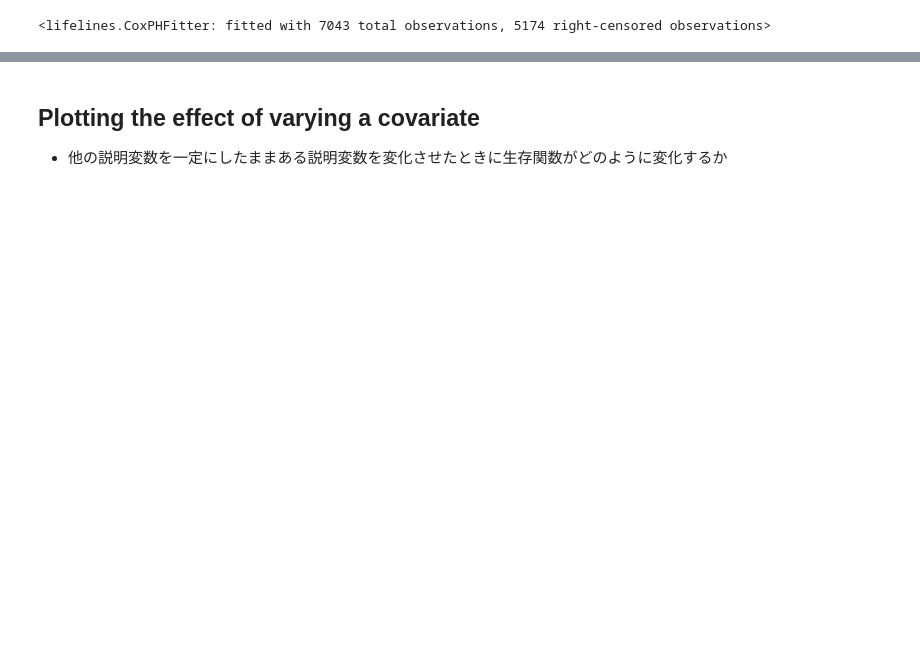
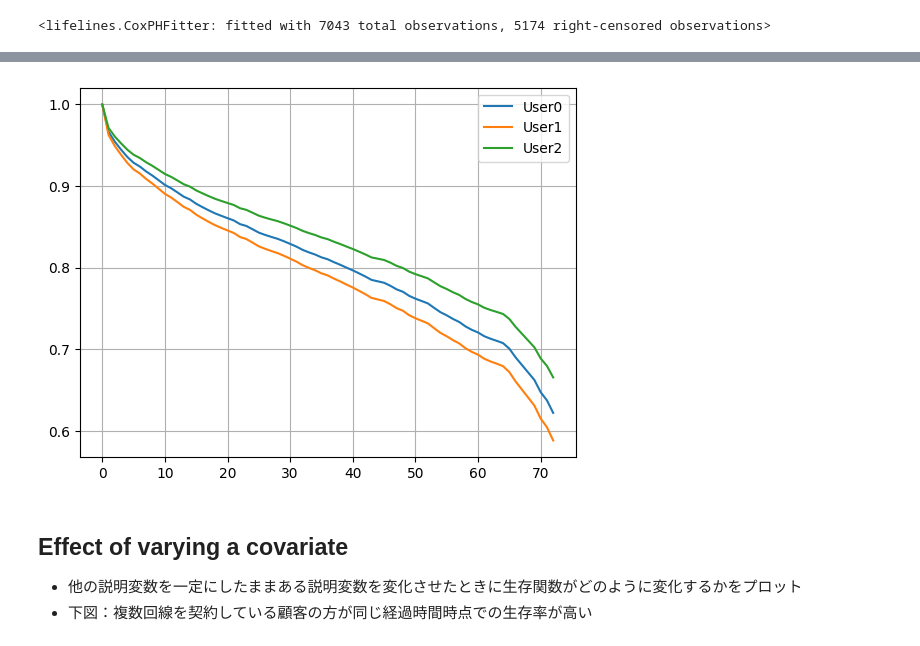
Before and after one commit to Kay-YOSHI/Survival-Analysis, a Jupyter notebook: survival_analysis.ipynb, the cells around one changed output, grey strips where cells are left out. Drawn from its saved outputs; the diff is of its cells as text; code cells hidden in the pictures; blank space fills up the shorter version.

```diff
--- a/survival_analysis.ipynb
+++ b/survival_analysis.ipynb
@@ -197,4 +243,14 @@ surv_func
+# %%
+# 各顧客の生存関数をプロット
+plt.plot(surv_func.iloc[:, 0].index, surv_func.iloc[:, 0], label='User0')
+plt.plot(surv_func.iloc[:, 1].index, surv_func.iloc[:, 1], label='User1')
+plt.plot(surv_func.iloc[:, 2].index, surv_func.iloc[:, 2], label='User2')
+plt.legend()
+plt.grid()
+# %% [output]
+[figure, added]
 # %% [markdown]
-## Plotting the effect of varying a covariate
-- 他の説明変数を一定にしたままある説明変数を変化させたときに生存関数がどのように変化するか
+## Effect of varying a covariate
+- 他の説明変数を一定にしたままある説明変数を変化させたときに生存関数がどのように変化するかをプロット
+- 下図：複数回線を契約している顧客の方が同じ経過時間時点での生存率が高い
 # %%
```
Also changed, not shown: parts of 20 cells of this notebook.
